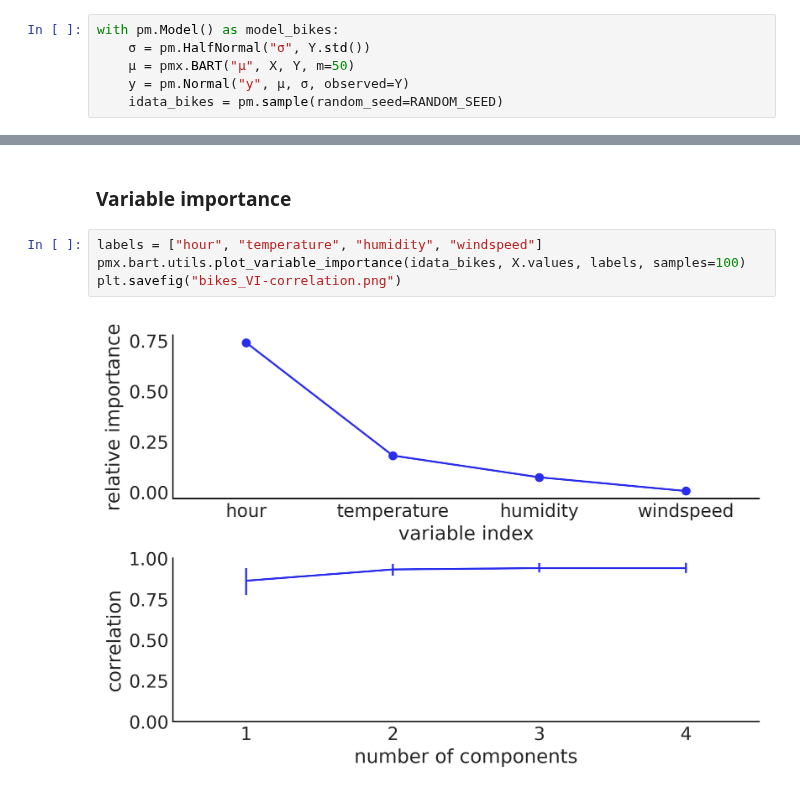
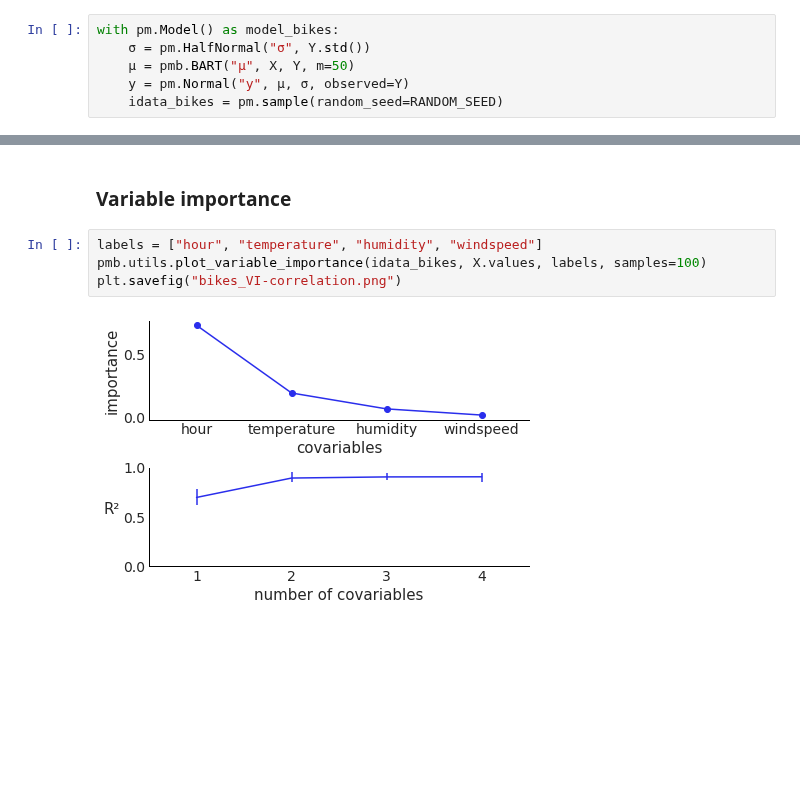
Before and after one commit to Grupo-de-modelado-probabilista/BART, a Jupyter notebook: experiments/Bikes.ipynb, the cells around one changed output, grey strips where cells are left out. Cells and saved outputs as stored; diff of their text form; blank space fills up the shorter version.

Commit message:
experiments with pymc_bart

```diff
--- a/experiments/Bikes.ipynb
+++ b/experiments/Bikes.ipynb
@@ -22,7 +22,7 @@ Y = bikes["count"]
 # %%
 with pm.Model() as model_bikes:
     σ = pm.HalfNormal("σ", Y.std())
-    μ = pmx.BART("μ", X, Y, m=50)
+    μ = pmb.BART("μ", X, Y, m=50)
     y = pm.Normal("y", μ, σ, observed=Y)
     idata_bikes = pm.sample(random_seed=RANDOM_SEED)
 # %% [output]
@@ -43,7 +43,7 @@ plt.savefig("partial_dependence_plot_bikes.png", bbox_inches="tight")
 ### Variable importance
 # %%
 labels = ["hour", "temperature", "humidity", "windspeed"]
-pmx.bart.utils.plot_variable_importance(idata_bikes, X.values, labels, samples=100)
+pmb.utils.plot_variable_importance(idata_bikes, X.values, labels, samples=100)
 plt.savefig("bikes_VI-correlation.png")
 # %% [output]
-[figure, old version]
+[figure, new version]
```
Also changed, not shown: parts of 3 cells of this notebook.
